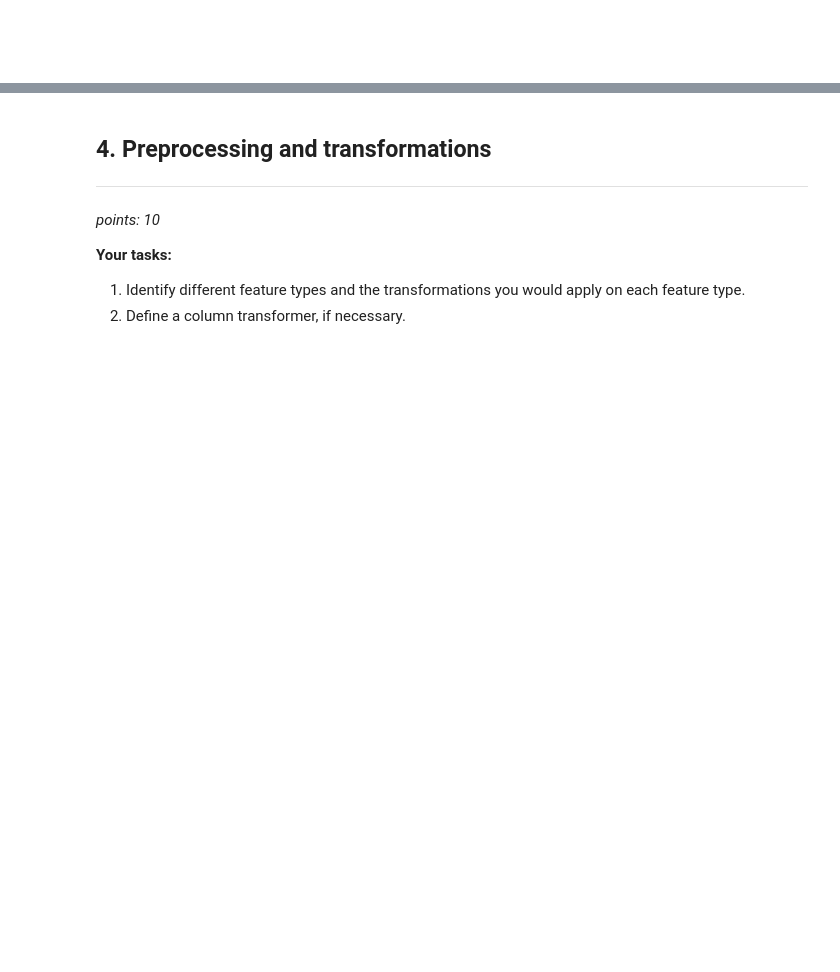
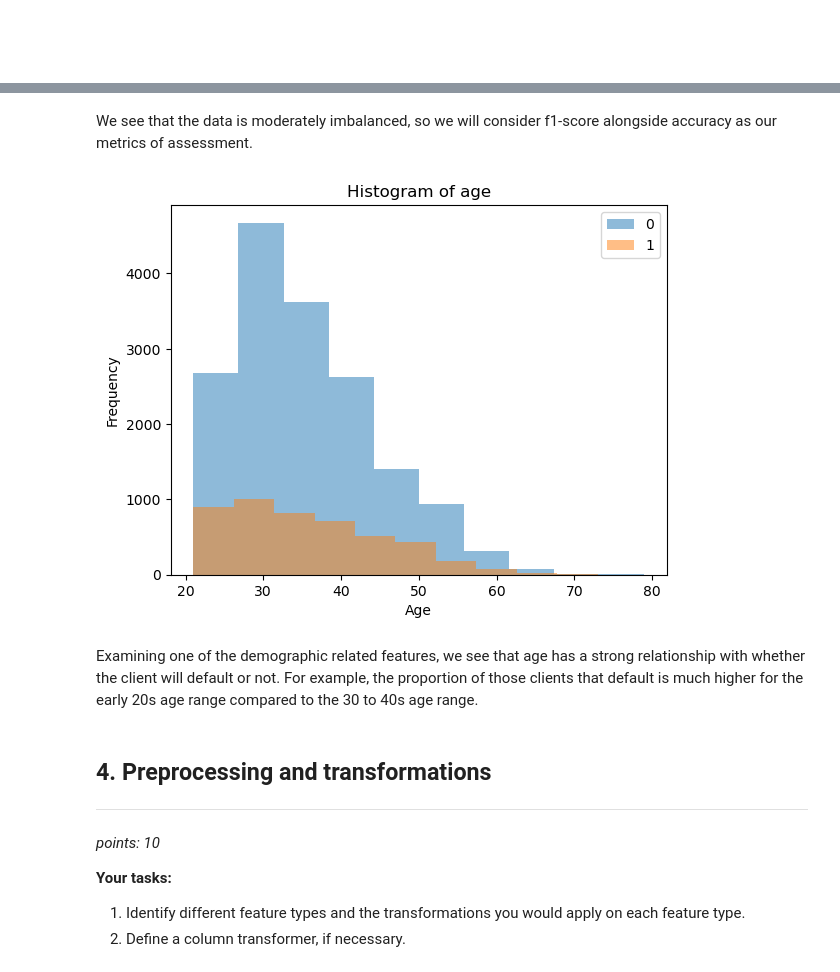
Before and after one commit to rdangyan/cs330, a Jupyter notebook: hw/hw5/hw5.ipynb, the cells around one changed output, grey strips where cells are left out. Saved outputs shown, nothing was run; the diff lists cells and outputs as text; code cells hidden in the pictures; blank space fills up the shorter version.

```diff
--- a/hw/hw5/hw5.ipynb
+++ b/hw/hw5/hw5.ipynb
@@ -202,3 +246,15 @@ Checking the counts of each feature, we see that there is no missing data as all
+# %% [markdown]
+We see that the data is moderately imbalanced, so we will consider f1-score alongside accuracy as our metrics of assessment.
+# %%
+# code to plot the histogram of age
+ax = train_df.groupby("default.payment.next.month")["AGE"].plot.hist(bins=10, alpha=0.5, legend=True)
+plt.xlabel("Age")
+plt.title("Histogram of " + "age")
+plt.show()
+# %% [output]
+[figure, added]
+# %% [markdown]
+Examining one of the demographic related features, we see that age has a strong relationship with whether the client will default or not. For example, the proportion of those clients that default is much higher for the early 20s age range compared to the 30 to 40s age range.
 # %% [markdown]
 <!-- BEGIN QUESTION -->
 
```
Also changed, not shown: parts of 6 cells of this notebook, 1 other file.
